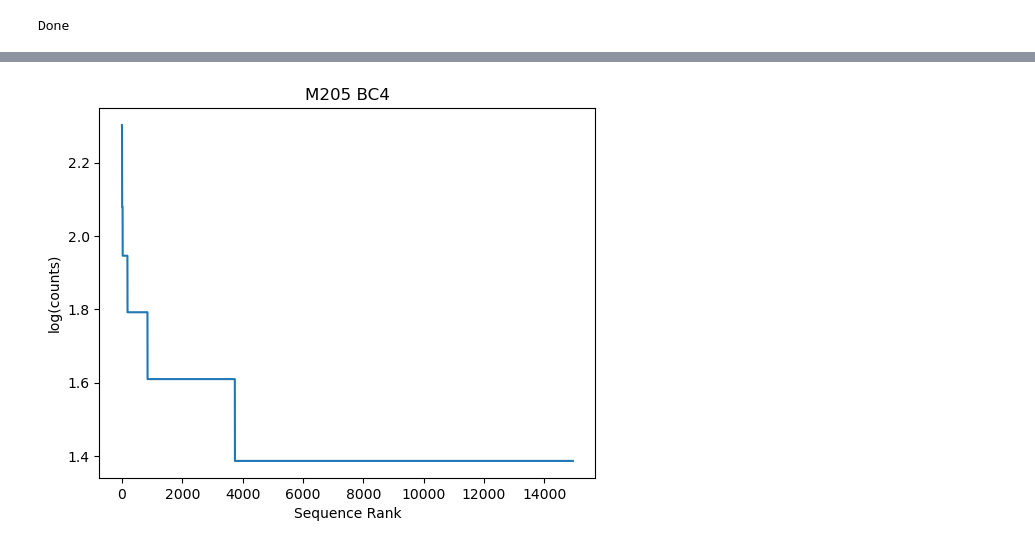
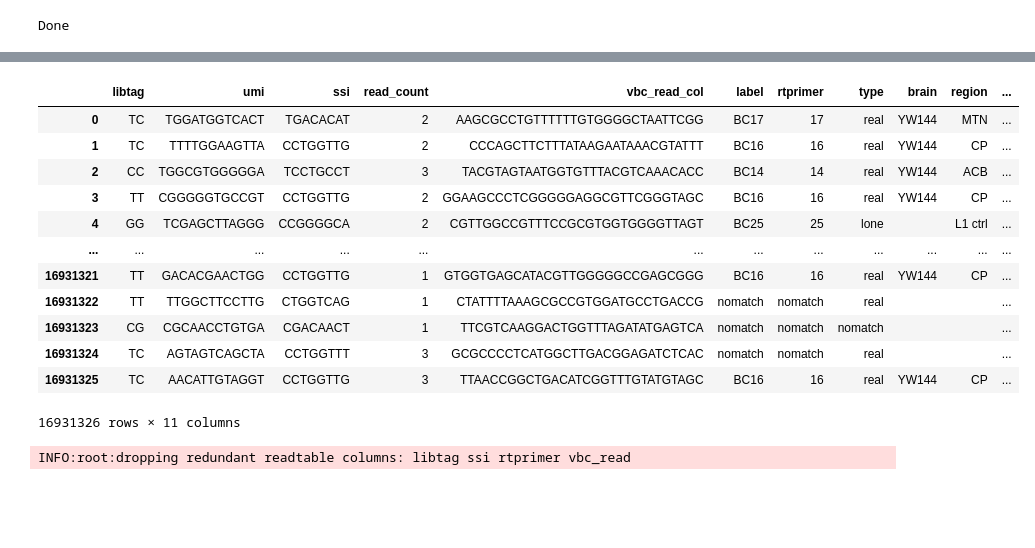
Before and after one commit to ZadorLaboratory/mapseq-processing, a Jupyter notebook: notebooks/MAPseqProcessing.ipynb, the cells around one changed output, grey strips where cells are left out. Saved outputs shown, nothing was run; the diff lists cells and outputs as text; code cells hidden in the pictures; blank space fills up the shorter version.

```diff
--- a/notebooks/MAPseqProcessing.ipynb
+++ b/notebooks/MAPseqProcessing.ipynb
@@ -210,13 +231,22 @@ outcdf
+# %%
+rtdf
+# %% [output]
+|  | libtag | umi | ssi | read_count | vbc_read_col | label | rtprimer | type | brain | region | ... |
+| 0 | TC | TGGATGGTCACT | TGACACAT | 2 | AAGCGCCTGTTTTTTGTGGGGCTAATTCGG | BC17 | 17 | real | YW144 | MTN | ... |
+| 1 | TC | TTTTGGAAGTTA | CCTGGTTG | 2 | CCCAGCTTCTTTATAAGAATAAACGTATTT | BC16 | 16 | real | YW144 | CP | ... |
+| 2 | CC | TGGCGTGGGGGA | TCCTGCCT | 3 | TACGTAGTAATGGTGTTTACGTCAAACACC | BC14 | 14 | real | YW144 | ACB | ... |
+| 3 | TT | CGGGGGTGCCGT | CCTGGTTG | 2 | GGAAGCCCTCGGGGGAGGCGTTCGGGTAGC | BC16 | 16 | real | YW144 | CP | ... |
+| 4 | GG | TCGAGCTTAGGG | CCGGGGCA | 2 | CGTTGGCCGTTTCCGCGTGGTGGGGTTAGT | BC25 | 25 | lone |  | L1 ctrl | ... |
+| ... | ... | ... | ... | ... | ... | ... | ... | ... | ... | ... | ... |
+| 16931321 | TT | GACACGAACTGG | CCTGGTTG | 1 | GTGGTGAGCATACGTTGGGGGCCGAGCGGG | BC16 | 16 | real | YW144 | CP | ... |
+| 16931322 | TT | TTGGCTTCCTTG | CTGGTCAG | 1 | CTATTTTAAAGCGCCGTGGATGCCTGACCG | nomatch | nomatch | real |  |  | ... |
+| 16931323 | CG | CGCAACCTGTGA | CGACAACT | 1 | TTCGTCAAGGACTGGTTTAGATATGAGTCA | nomatch | nomatch | nomatch |  |  | ... |
+| 16931324 | TC | AGTAGTCAGCTA | CCTGGTTT | 3 | GCGCCCCTCATGGCTTGACGGAGATCTCAC | nomatch | nomatch | real |  |  | ... |
+| 16931325 | TC | AACATTGTAGGT | CCTGGTTG | 3 | TTAACCGGCTGACATCGGTTTGTATGTAGC | BC16 | 16 | real | YW144 | CP | ... |
+16931326 rows × 11 columns
 # %%
-plotdf = outcdf[outcdf.counts > 3]
-#plotdf['logcounts'] = np.log(plotdf.counts)
-#  y axis. log of counts.
-#. x axis.  'sequence rank'
-
-ax = sns.lineplot(data=plotdf, x= plotdf.index, y = 'logcounts')
-ax.set(xlabel='Sequence Rank',
-      ylabel='log(counts)',
-      title = 'M205 BC4')
-plt.show()
+vdf = process_make_vbctable_pd(rtdf.copy(),
+                               outdir=outdir,
+                               cp=cp)
 # %% [output]
-[figure, removed]
+INFO:root:dropping redundant readtable columns: libtag ssi rtprimer vbc_read
```
Also changed, not shown: parts of 26 cells of this notebook, 2 other files.
